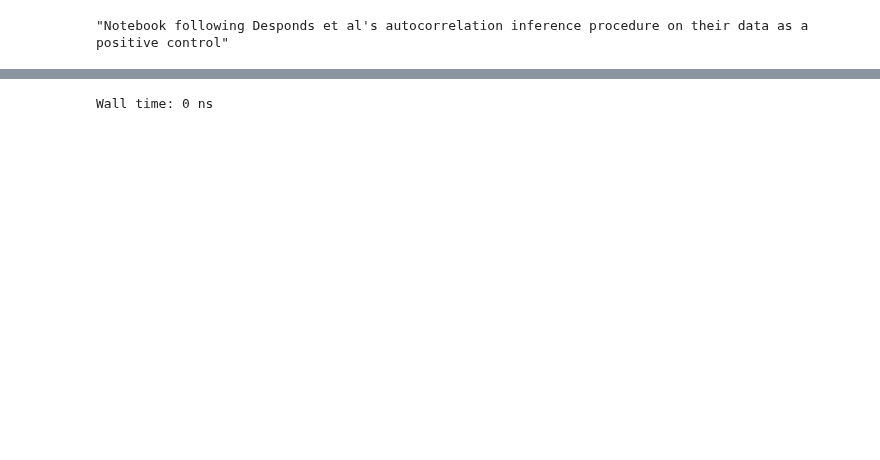
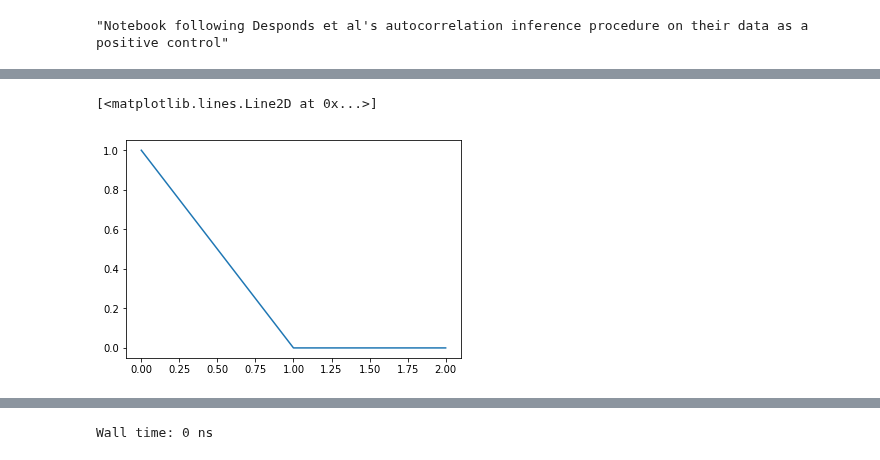
Before and after one commit to tlmakinen/bursting-IGMM, a Jupyter notebook: autocorrelation/desponds-positive-control.ipynb, the cells around one changed output, grey strips where cells are left out. Cells and saved outputs as stored; diff of their text form; code cells hidden in the pictures; blank space fills up the shorter version.

```diff
--- a/autocorrelation/desponds-positive-control.ipynb
+++ b/autocorrelation/desponds-positive-control.ipynb
@@ -200,6 +207,12 @@ def tracePackageAutocorrelation(og_tracelist, start_index, stop_index, loop_func
     autostd_err = np.nanstd(autoav, axis=0, ddof=np.arange(len(autoav))) #/ np.sqrt(len(tracelist))   # standard error on autocorr
 
     return autoav[1:],tracelist_corr,autolist,tracelist,autostd_err[1:]
+# %%
+x = np.linspace(num=3, start=0, stop=100)
+plt.plot(np.exp(-(1/0.0137)*x))
+# %% [output]
+[<matplotlib.lines.Line2D at 0x...>]
+[figure, added]
 # %%
 autoav,tracelist_corr,autolist,tracelist,autostd = tracePackageAutocorrelation(tracelist, start_index, stop_index, loop_function)
 # %% [output]
```
Also changed, not shown: parts of 26 cells of this notebook.
